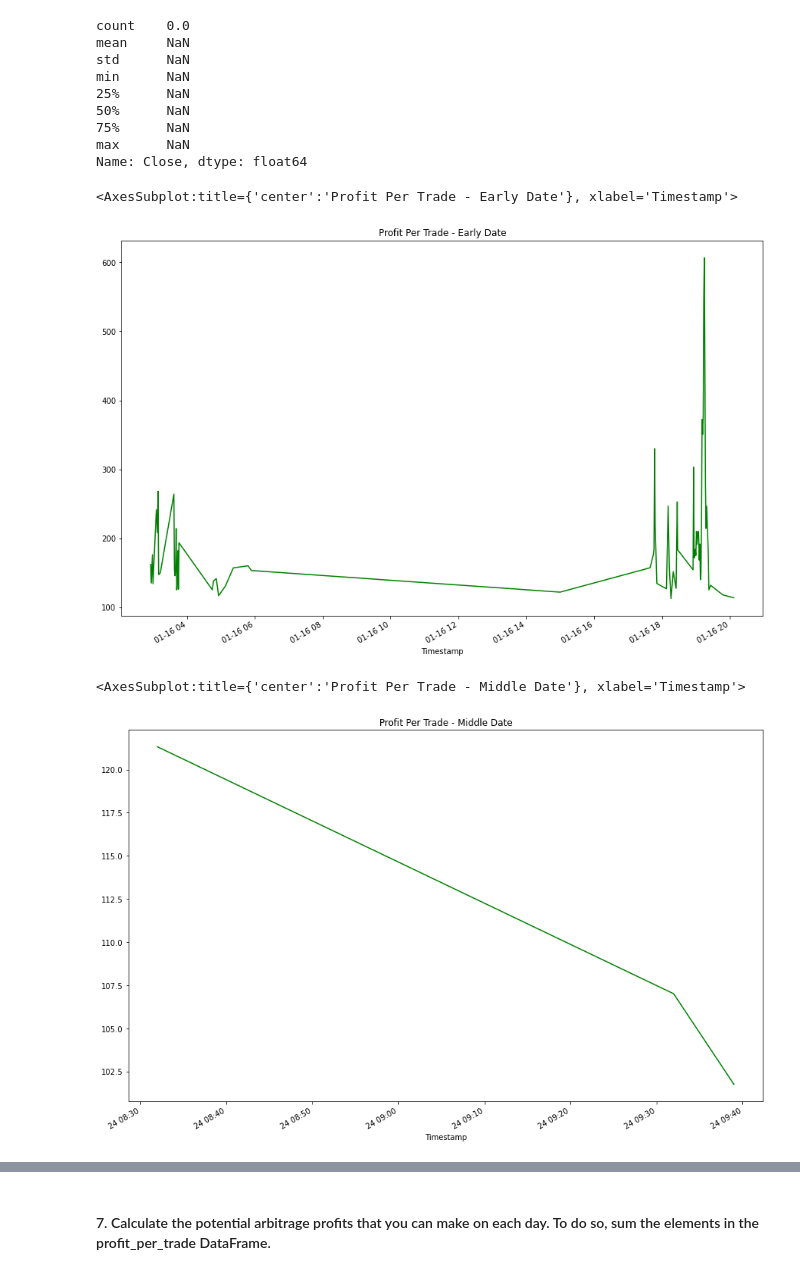
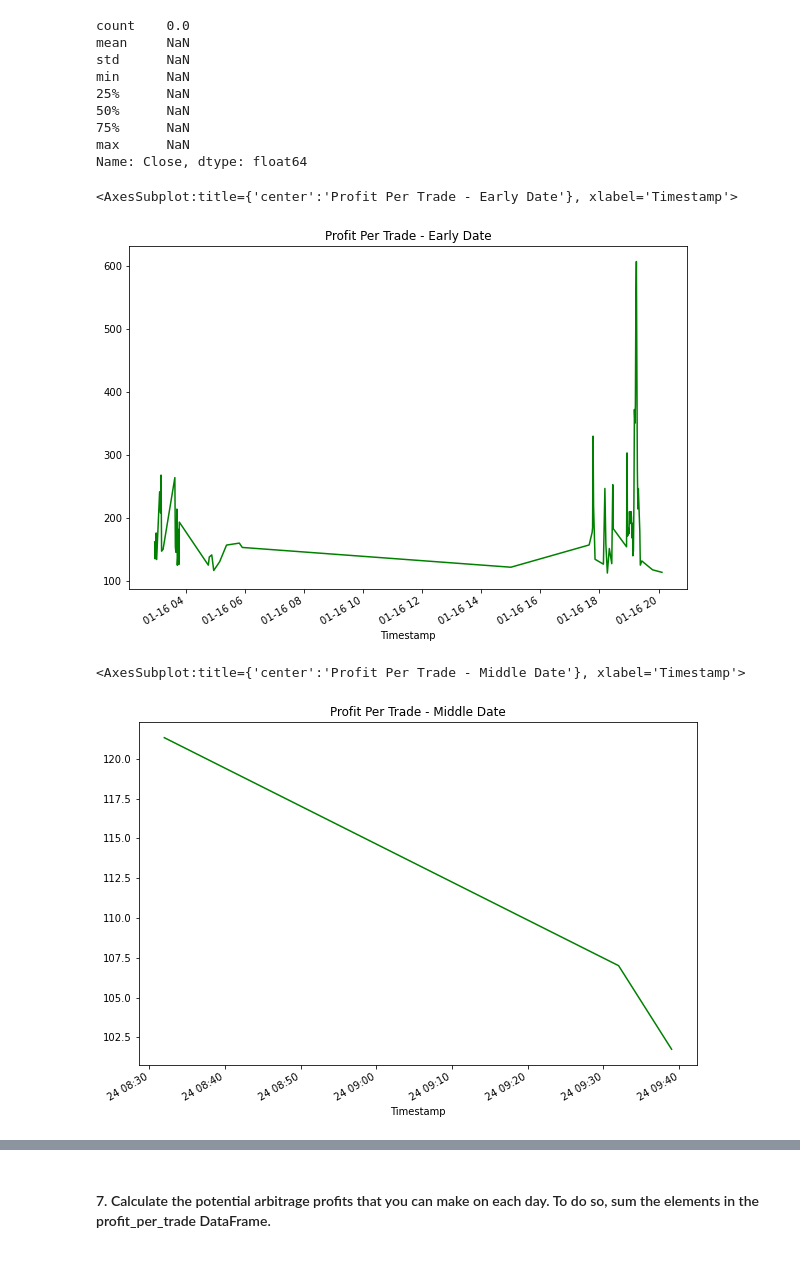
Before and after one commit to RJGiannini/Crypto-Arbitrage, a Jupyter notebook: crypto_arbitrage.ipynb, the cells around one changed output, grey strips where cells are left out. Cells and saved outputs as stored; diff of their text form; code cells hidden in the pictures.

```diff
--- a/crypto_arbitrage.ipynb
+++ b/crypto_arbitrage.ipynb
@@ -34,0 +15,6 @@ Instructions.
+# %%
+bitstamp = pd.read_csv(
+    Path("./Resources/bitstamp.csv"),
+    index_col="Timestamp",
+    parse_dates=True,
+    infer_datetime_format=True)
@@ -35,12 +35,11 @@ Instructions.
 # %%
-# Read in the CSV file called "bitstamp.csv" using the Path module.
+# Read in the CSV file called "coinbase.csv" using the Path module.
 # The CSV file is located in the Resources folder.
 # Set the index to the column "Timestamp"
 # Set the parse_dates and infer_datetime_format parameters
-bitstamp = pd.read_csv(
-    Path("./Resources/bitstamp.csv"),
+coinbase = pd.read_csv(
+    Path("./Resources/coinbase.csv"),
     index_col="Timestamp",
     parse_dates=True,
-    infer_datetime_format=True
-)
+    infer_datetime_format=True)
 # %% [markdown]
@@ -61,14 +47,3 @@ bitstamp.head()
-# %%
-# Read in the CSV file called "coinbase.csv" using the Path module.
-# The CSV file is located in the Resources folder.
-# Set the index to the column "Timestamp"
-# Set the parse_dates and infer_datetime_format parameters
-coinbase = pd.read_csv(
-    Path("./Resources/coinbase.csv"),
-    index_col="Timestamp",
-    parse_dates=True,
-    infer_datetime_format=True
-)
 # %%
 # Use the head (and/or tail) function to confirm that the data was imported properly.
 coinbase.head()
@@ -702,15 +624,15 @@ max      NaN
 Name: Close, dtype: float64
 # %%
 # Plot the results for the early profit per trade DataFrame
-profit_per_trade_early.plot(figsize=(15, 10), title="Profit Per Trade - Early Date", color="green")
+profit_per_trade_early.plot(figsize=(10, 7), title="Profit Per Trade - Early Date", color="green")
 # %% [output]
 <AxesSubplot:title={'center':'Profit Per Trade - Early Date'}, xlabel='Timestamp'>
-[figure, old version]
+[figure, new version]
 # %%
 # Plot the results for the early profit per trade DataFrame
-profit_per_trade_middle.plot(figsize=(15, 10), title="Profit Per Trade - Middle Date", color="green")
+profit_per_trade_middle.plot(figsize=(10, 7), title="Profit Per Trade - Middle Date", color="green")
 # %% [output]
 <AxesSubplot:title={'center':'Profit Per Trade - Middle Date'}, xlabel='Timestamp'>
-[figure, old version]
+[figure, new version]
 # %%
 # Plot the results for the early profit per trade DataFrame
```
Also changed, not shown: parts of 99 cells of this notebook.
